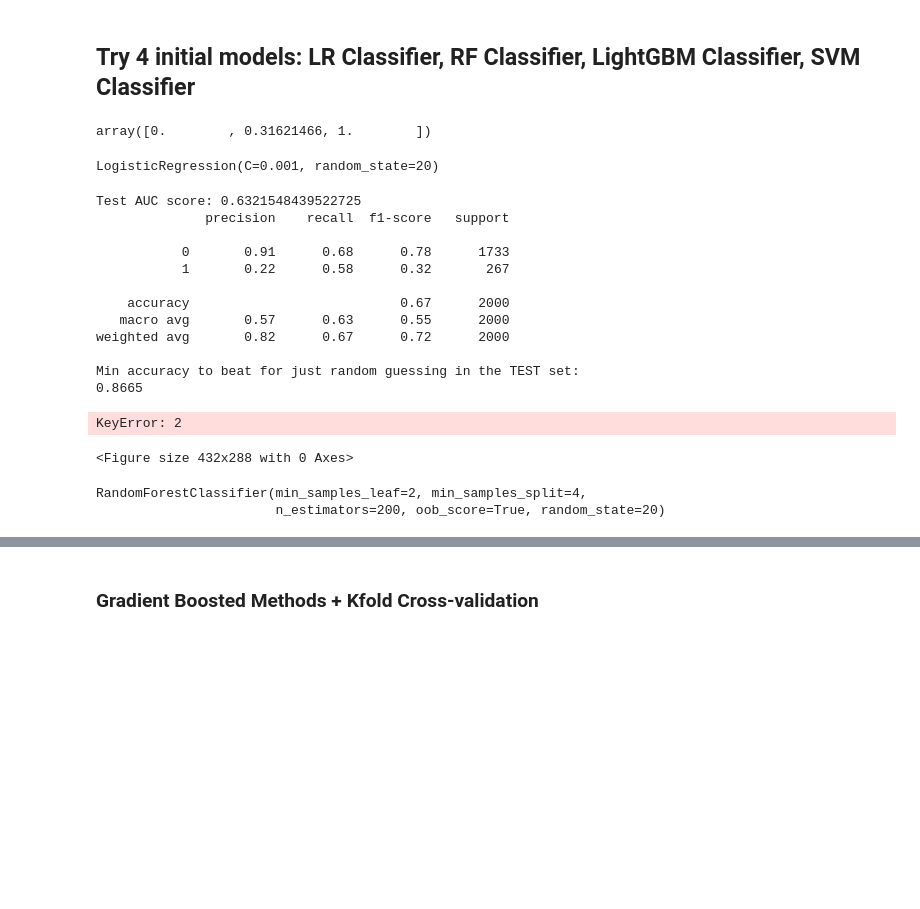
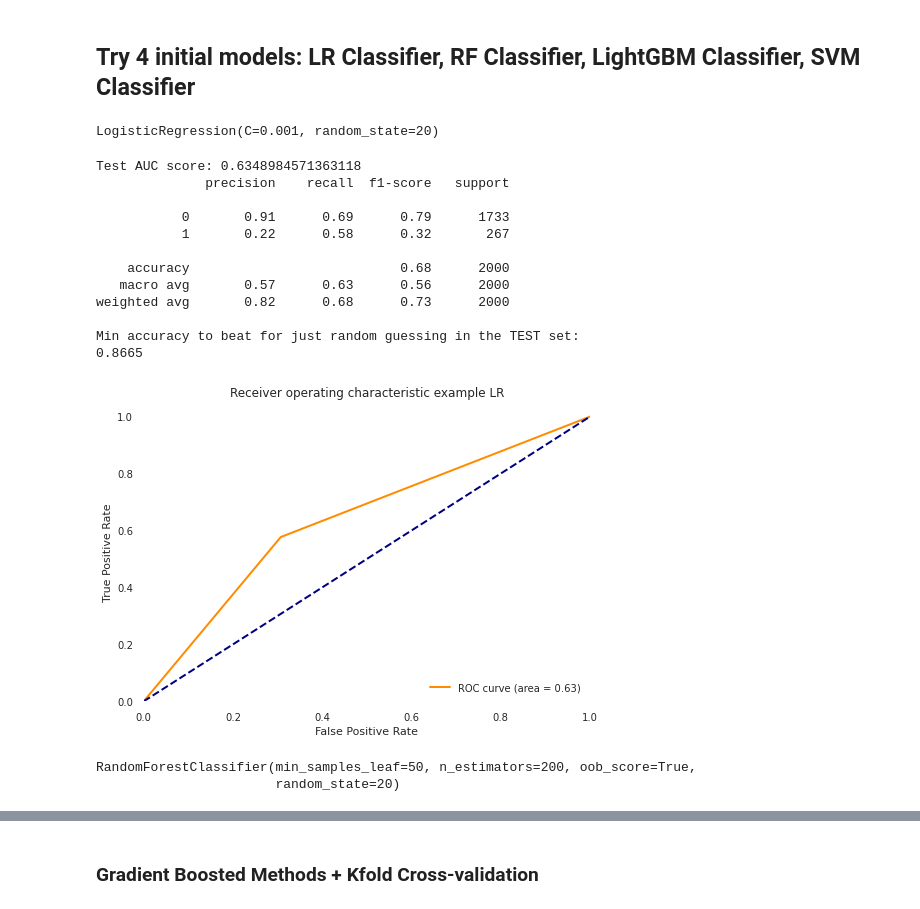
Before and after one commit to ryanrusson/lendingclub, a Jupyter notebook: modeling.ipynb, the cells around one changed output, grey strips where cells are left out. Saved outputs shown, nothing was run; the diff lists cells and outputs as text; code cells hidden in the pictures; blank space fills up the shorter version.

```diff
--- a/modeling.ipynb
+++ b/modeling.ipynb
@@ -97,0 +100,10 @@ memory usage: 1.8+ MB
+# %%
+def log_trans(x):
+    return np.log(x+1)
+
+temp_cols = num_cols.copy()
+temp_cols.remove('debt_to_income')
+temp_cols.remove('revol_util')
+
+df[temp_cols] = df[temp_cols].apply(log_trans)
+df[temp_cols]
@@ -203,38 +238,30 @@ from sklearn.model_selection import cross_val_score, cross_val_predict
 from sklearn.metrics import accuracy_score, classification_report, confusion_matrix, roc_auc_score, auc, roc_curve
 from sklearn.model_selection import train_test_split
 # %%
-def plot_roc(y_test, y_pred):
+def plot_roc(y_test, y_pred, Title=''):
     # Compute ROC curve and ROC area for each class
-    fpr = dict()
-    tpr = dict()
-    roc_auc = dict()
-    #for i in range(n_classes):
-    #fpr[i], tpr[i], _ = roc_curve(y_test, y_pred)
-    #roc_auc[i] = auc(fpr[i], tpr[i])
-        fpr[0], tpr[0], _ = roc_curve(y_test, y_pred)
-        roc_auc[0] = auc(fpr[0], tpr[0])
+    #fpr = dict()
+    #tpr = dict()
+    #roc_auc = dict()
+
+    fpr, tpr, _ = roc_curve(y_test, y_pred)
+    roc_auc = auc(fpr, tpr)
 
     # Compute micro-average ROC curve and ROC area
-    fpr["micro"], tpr["micro"], _ = roc_curve(y_test.ravel(), y_pred.ravel())
-    roc_auc["micro"] = auc(fpr["micro"], tpr["micro"])
+    #fpr["micro"], tpr["micro"], _ = roc_curve(y_test.ravel(), y_pred.ravel())
+    #roc_auc["micro"] = auc(fpr["micro"], tpr["micro"])
 
     plt.figure()
     lw = 2
-    plt.plot(fpr[2], tpr[2], color='darkorange',
-             lw=lw, label='ROC curve (area = %0.2f)' % roc_auc[2])
+    plt.plot(fpr, tpr, color='darkorange', lw=lw, label='ROC curve (area = %0.2f)' % roc_auc)
     plt.plot([0, 1], [0, 1], color='navy', lw=lw, linestyle='--')
     plt.xlim([0.0, 1.0])
     plt.ylim([0.0, 1.05])
     plt.xlabel('False Positive Rate')
     plt.ylabel('True Positive Rate')
-    plt.title('Receiver operating characteristic example')
+    plt.title('Receiver operating characteristic example {0}'.format(Title))
     plt.legend(loc="lower right")
     plt.show()
-# %%
-fpr, tpr, _ = roc_curve(y_test, ypred)
-fpr
-# %% [output]
-array([0.        , 0.31621466, 1.        ])
 # %%
 # Start with simple logistic regression classifier for second baseline attempt
 clf_lr = LogisticRegression(C = 0.001, random_state=seed)
@@ -251,33 +278,32 @@ print(classification_report(y_test, ypred))
 print("Min accuracy to beat for just random guessing in the TEST set:")
 print(len(y_test[y_test == 0])/len(y_test))
 # %% [output]
-Test AUC score: 0.6321548439522725
+Test AUC score: 0.6348984571363118
               precision    recall  f1-score   support
 
-           0       0.91      0.68      0.78      1733
+           0       0.91      0.69      0.79      1733
            1       0.22      0.58      0.32       267
 
-    accuracy                           0.67      2000
-   macro avg       0.57      0.63      0.55      2000
-weighted avg       0.82      0.67      0.72      2000
+    accuracy                           0.68      2000
+   macro avg       0.57      0.63      0.56      2000
+weighted avg       0.82      0.68      0.73      2000
 
 Min accuracy to beat for just random guessing in the TEST set:
 0.8665
 # %%
-plot_roc(y_test, ypred)
+plot_roc(y_test, ypred, 'LR')
 # %% [output]
-KeyError: 2
-<Figure size 432x288 with 0 Axes>
+[figure, added]
 # %%
 clf_rf = RandomForestClassifier(n_estimators=200,
                                 random_state=seed,
-                                min_samples_split=4,
-                                min_samples_leaf=2,
+                                min_samples_split=2,
+                                min_samples_leaf=50,
                                 oob_score=True)
 clf_rf.fit(x_train_r, y_train_r)
 # %% [output]
-RandomForestClassifier(min_samples_leaf=2, min_samples_split=4,
-                       n_estimators=200, oob_score=True, random_state=20)
+RandomForestClassifier(min_samples_leaf=50, n_estimators=200, oob_score=True,
+                       random_state=20)
 # %%
 ypred = clf_rf.predict(X_test)
 score = roc_auc_score(y_test, ypred)
```
Also changed, not shown: parts of 11 cells of this notebook, 5 other files.
